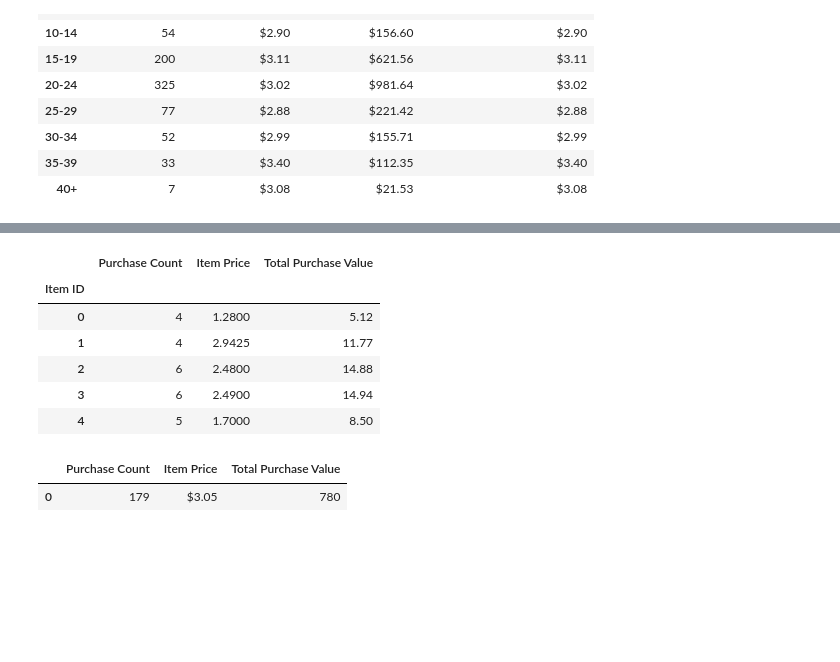
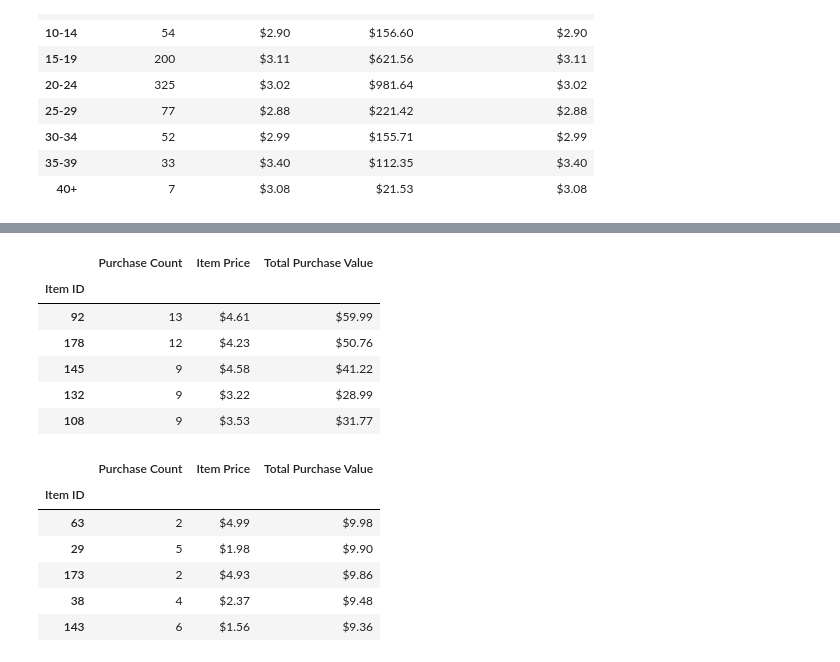
Before and after one commit to cdfencing/Pandas-Challenge, a Jupyter notebook: Heroes of Pymoli/HeroesofPymoli.ipynb, the cells around one changed output, grey strips where cells are left out. Saved outputs shown, nothing was run; the diff lists cells and outputs as text; code cells hidden in the pictures; blank space fills up the shorter version.

```diff
--- a/Heroes of Pymoli/HeroesofPymoli.ipynb
+++ b/Heroes of Pymoli/HeroesofPymoli.ipynb
@@ -405,37 +378,20 @@ item_purchase_count = pymoli_df.groupby(["Item ID"]).count()["Item Name"].rename
 item_price = pymoli_df.groupby(["Item ID"]).mean()["Price"].rename("Item Price")
 item_total_purchase = pymoli_df.groupby(["Item ID"]).sum()["Price"].rename("Total Purchase Value")
 # %%
-#create data frame for top spenders by screen name
+#most popular items
 items_summary = pd.DataFrame({"Purchase Count": item_purchase_count, "Item Price": item_price,
                                      "Total Purchase Value": item_total_purchase})
 
-items_summary.head()
+items_summary["Item Price"] = items_summary["Item Price"].map('${:,.2f}'.format)
+items_summary["Total Purchase Value"] = items_summary["Total Purchase Value"].map('${:,.2f}'.format)
+
+
+items_summary.sort_values(by='Purchase Count', ascending=False).head(5)
 # %% [output]
 |  | Purchase Count | Item Price | Total Purchase Value |
 | Item ID |  |  |  |
-| 0 | 4 | 1.2800 | 5.12 |
-| 1 | 4 | 2.9425 | 11.77 |
-| 2 | 6 | 2.4800 | 14.88 |
-| 3 | 6 | 2.4900 | 14.94 |
-| 4 | 5 | 1.7000 | 8.50 |
+| 92 | 13 | $4.61 | $59.99 |
+| 178 | 12 | $4.23 | $50.76 |
+| 145 | 9 | $4.58 | $41.22 |
+| 132 | 9 | $3.22 | $28.99 |
+| 108 | 9 | $3.53 | $31.77 |
-# %%
-col = ["Purchase Count",
-       "Item Price",
-       "Total Purchase Value"]
-
-val = [[pymoli_df["Item ID"].nunique()],
-       [pymoli_df["Price"].mean()],
-       [pymoli_df["SN"].count()],
-       [pymoli_df["Price"].sum()]]
-
-summary_table = pd.DataFrame(dict(zip(col, val))).round(2)
-
-forms = ['{:,}', '${:,.2f}', '{:,}', '${:,.2f}']
-
-for i, var in enumerate(col):
-    summary_table[var] = summary_table[var].map(forms[i].format)
-
-summary_table
-# %% [output]
-|  | Purchase Count | Item Price | Total Purchase Value |
-| 0 | 179 | $3.05 | 780 |
@@ -444,0 +398,11 @@ summary_table
+# %%
+#most profitable items
+items_summary.sort_values(by='Total Purchase Value', ascending=False).head(5)
+# %% [output]
+|  | Purchase Count | Item Price | Total Purchase Value |
+| Item ID |  |  |  |
+| 63 | 2 | $4.99 | $9.98 |
+| 29 | 5 | $1.98 | $9.90 |
+| 173 | 2 | $4.93 | $9.86 |
+| 38 | 4 | $2.37 | $9.48 |
+| 143 | 6 | $1.56 | $9.36 |
```
Also changed, not shown: parts of 5 cells of this notebook.
